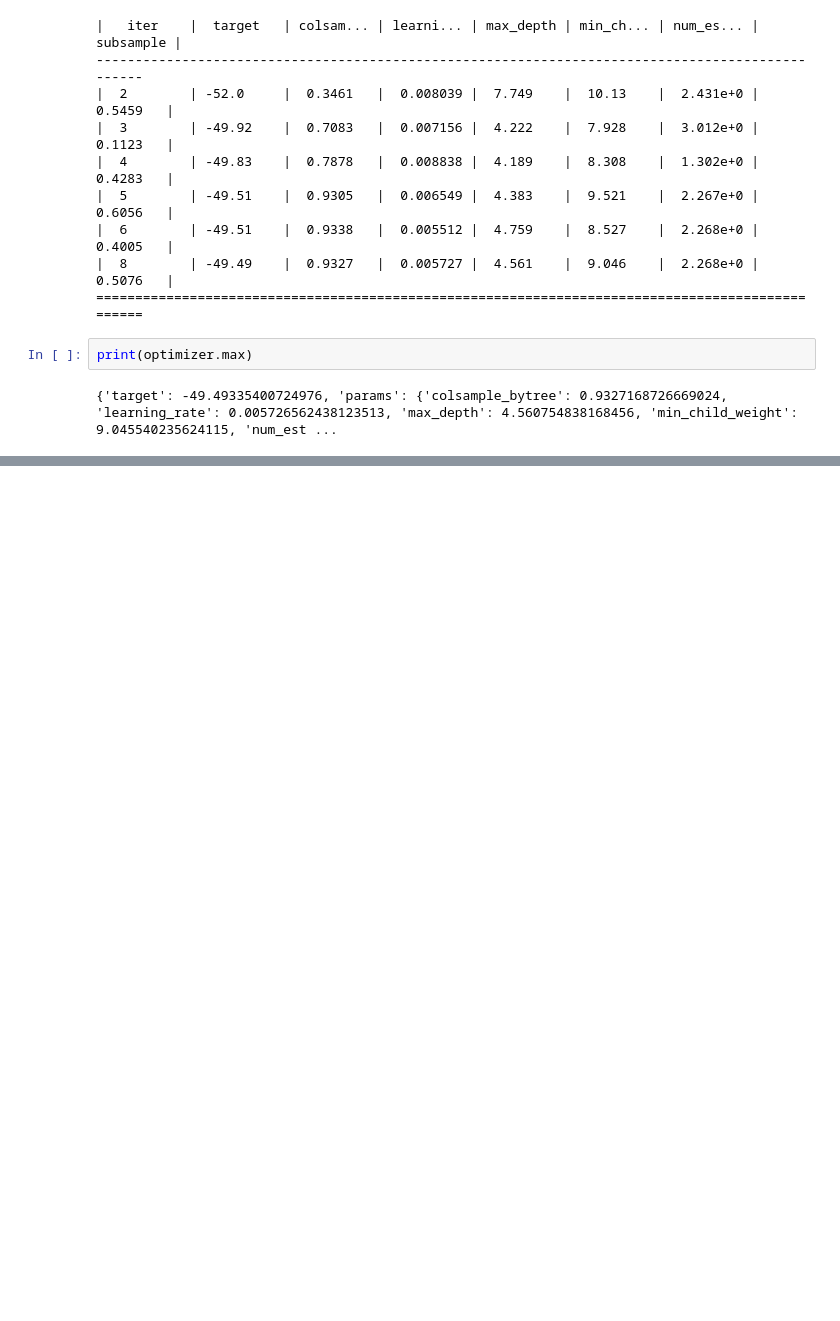
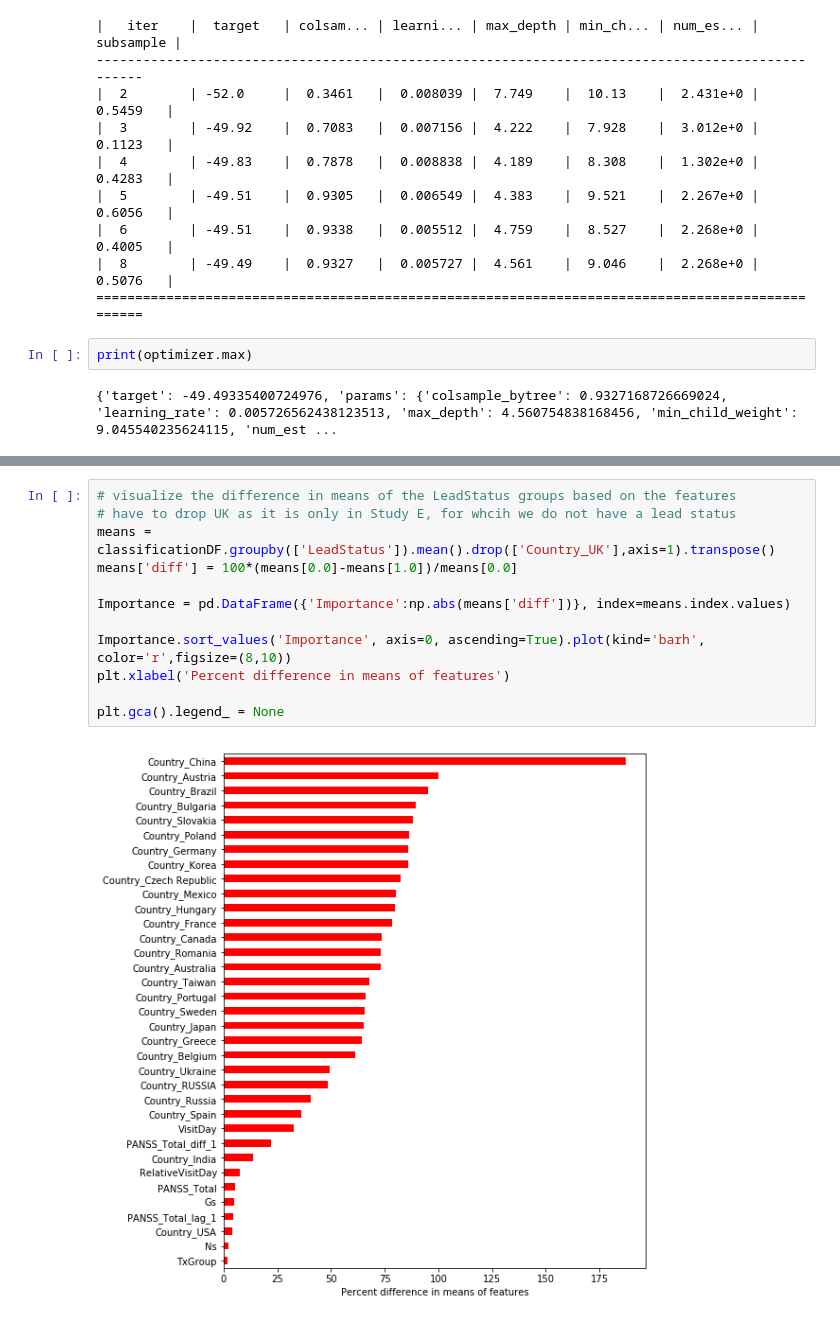
Before and after one commit to wasehahmad/PANSS-Trial-Analysis, a Jupyter notebook: panss_analysis_notebook.ipynb, the cells around one changed output, grey strips where cells are left out. Saved outputs shown, nothing was run; the diff lists cells and outputs as text; blank space fills up the shorter version.

```diff
--- a/panss_analysis_notebook.ipynb
+++ b/panss_analysis_notebook.ipynb
@@ -468,0 +511,14 @@ NameError: name 'x' is not defined
+# %%
+# visualize the difference in means of the LeadStatus groups based on the features
+# have to drop UK as it is only in Study E, for whcih we do not have a lead status
+means = classificationDF.groupby(['LeadStatus']).mean().drop(['Country_UK'],axis=1).transpose()
+means['diff'] = 100*(means[0.0]-means[1.0])/means[0.0]
+
+Importance = pd.DataFrame({'Importance':np.abs(means['diff'])}, index=means.index.values)
+
+Importance.sort_values('Importance', axis=0, ascending=True).plot(kind='barh', color='r',figsize=(8,10))
+plt.xlabel('Percent difference in means of features')
+
+plt.gca().legend_ = None
+# %% [output]
+[figure, added]
```
Also changed, not shown: parts of 19 cells of this notebook.
